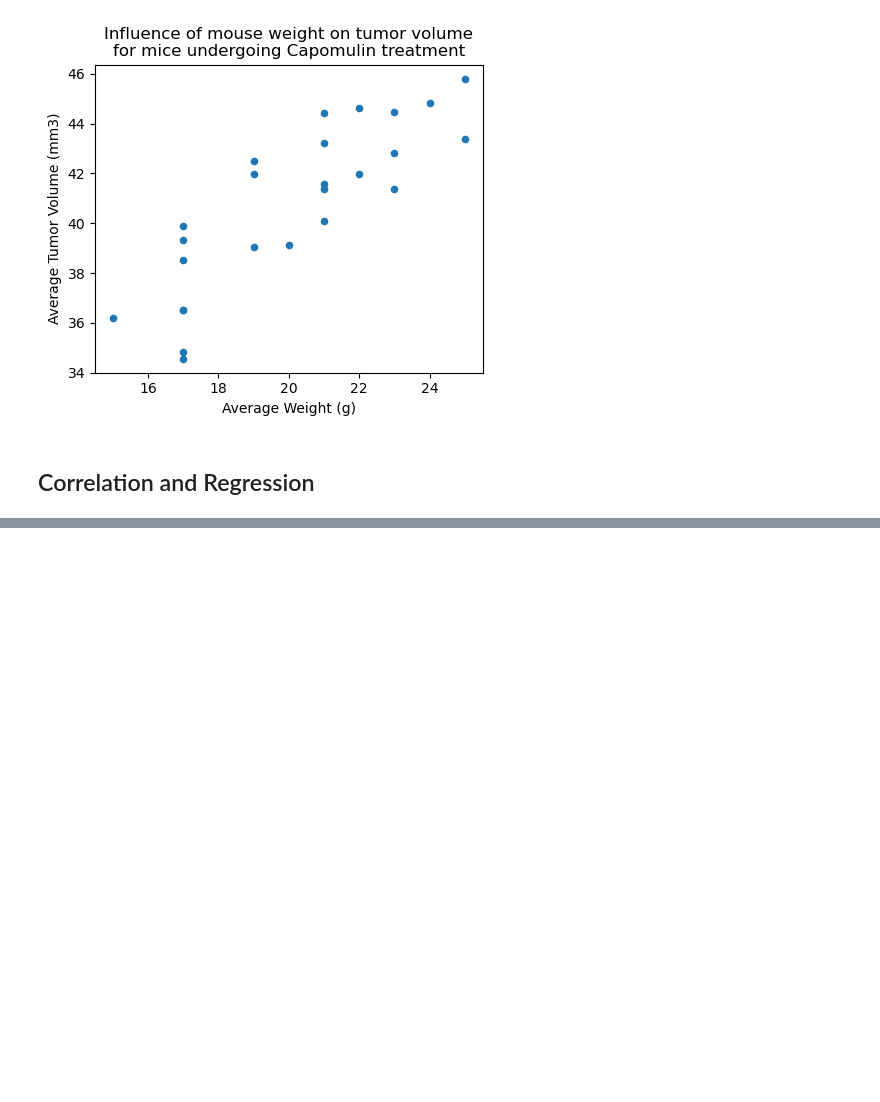
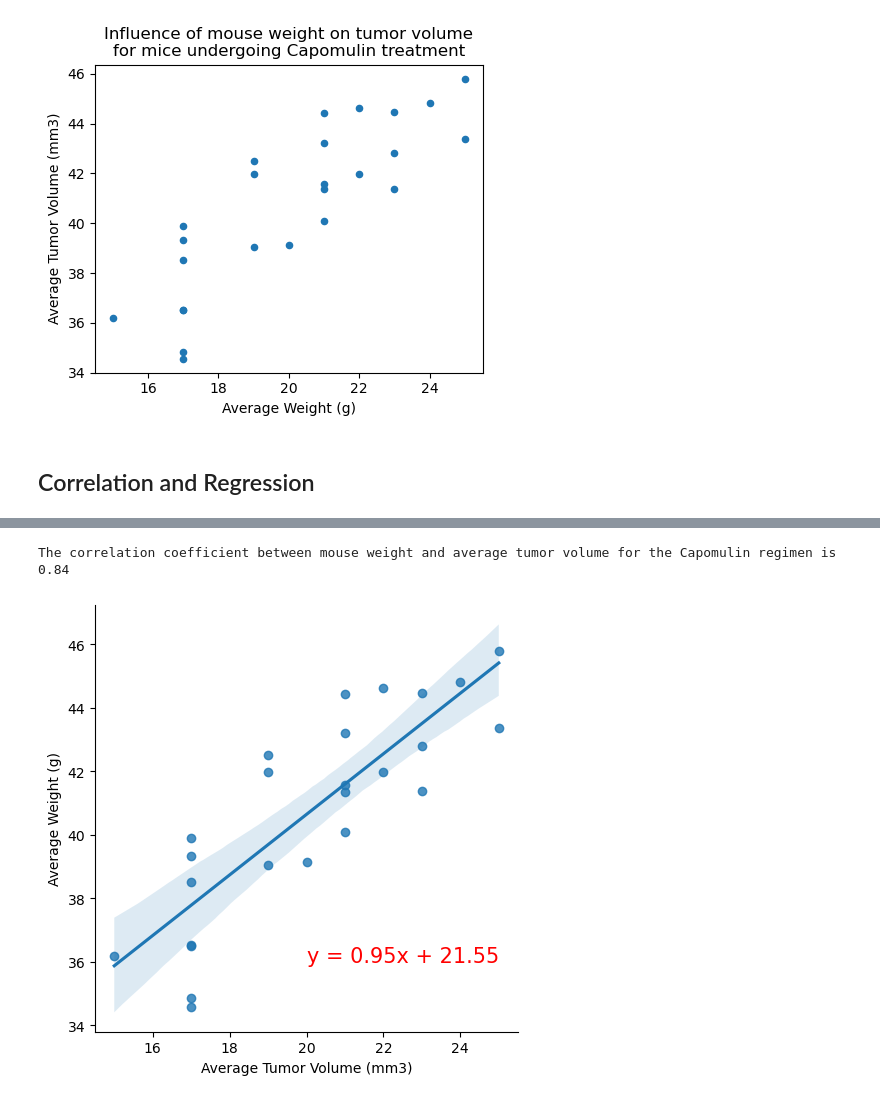
Before and after one commit to tmbiro/data_visualization, a Jupyter notebook: pymaceuticals.ipynb, the cells around one changed output, grey strips where cells are left out. Drawn from its saved outputs; the diff is of its cells as text; code cells hidden in the pictures; blank space fills up the shorter version.

Commit message:
Added regression equation and correlation coefficient

```diff
--- a/pymaceuticals.ipynb
+++ b/pymaceuticals.ipynb
@@ -349,0 +345,27 @@ The correlation between mouse weight and the average tumor volume is 0.84
+# %%
+# Calculate the correlation coefficient and linear regression model for mouse weight and average tumor volume for the Capomulin regimen
+
+#Made initial regression chart
+sns.lmplot(x='Weight (g)',y='Tumor Volume (mm3)',data=capomulin_dat,fit_reg=True)
+plt.xlabel('Average Tumor Volume (mm3)')
+plt.ylabel('Average Weight (g)')
+
+#Make equation and add it to chart
+x_values = capomulin_dat['Weight (g)']
+y_values = capomulin_dat['Tumor Volume (mm3)']
+(slope, intercept, rvalue, pvalue, stderr) = st.linregress(x_values, y_values)
+regress_values = x_values * slope + intercept
+line_eq = "y = " + str(round(slope,2)) + "x + " + str(round(intercept,2))
+plt.annotate(line_eq,(20,36),fontsize=15,color="red")
+
+#Calculate correlation coefficient
+correlation_coef = round(st.pearsonr(x_values,y_values)[0],2)
+
+#Print correlation coeficciant
+print(f"The correlation coefficient between mouse weight and average tumor volume for the Capomulin regimen is {correlation_coef}")
+
+#Show plot
+plt.show()
+# %% [output]
+The correlation coefficient between mouse weight and average tumor volume for the Capomulin regimen is 0.84
+[figure, added]
```
Also changed, not shown: parts of 2 cells of this notebook.
